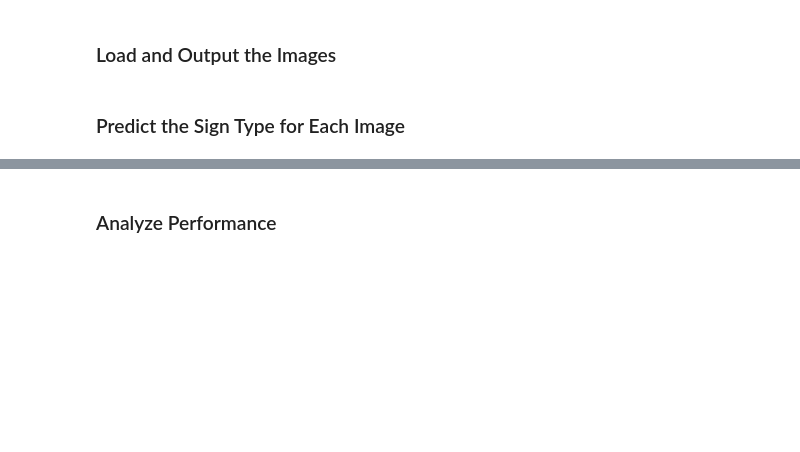
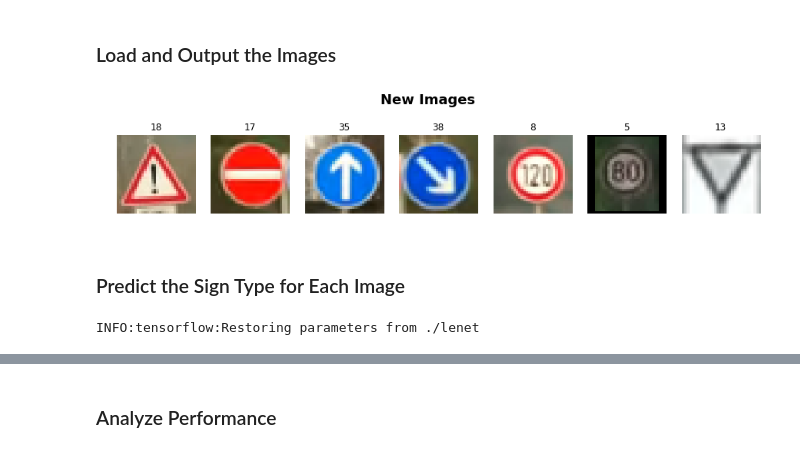
Before and after one commit to AntonioIsas/CarND-Traffic-Sign-Classifier-Project, a Jupyter notebook: Traffic_Sign_Classifier.ipynb, the cells around one changed output, grey strips where cells are left out. Cells and saved outputs as stored; diff of their text form; code cells hidden in the pictures; blank space fills up the shorter version.

```diff
--- a/Traffic_Sign_Classifier.ipynb
+++ b/Traffic_Sign_Classifier.ipynb
@@ -247,15 +258,21 @@ sets imply underfitting. A high accuracy on the training set but low accuracy on
 ### the accuracy on the test set should be calculated and reported as well.
 ### Feel free to use as many code cells as needed.
 
-x = tf.placeholder(tf.float32, (None, 32, 32, 3) )
+x = tf.placeholder(tf.float32, (None, 32, 32, 1) )
 y = tf.placeholder(tf.int32, (None))
+keep_prob = tf.placeholder(tf.float32)
 one_hot_y = tf.one_hot(y, 43)
 
 rate = 0.001
 
-logits = LeNet(x)
+logits, conv1, conv2 = LeNet(x, weights, biases, keep_prob)
 cross_entropy = tf.nn.softmax_cross_entropy_with_logits(labels=one_hot_y, logits=logits)
 loss_operation = tf.reduce_mean(cross_entropy)
+
+# Loss function with L2 Regularization with beta=0.01
+#regularizers = tf.nn.l2_loss(weights['wc1'])+tf.nn.l2_loss(weights['wc2'])+tf.nn.l2_loss(weights['wd1'])+tf.nn.l2_loss(weights['wd2'])+tf.nn.l2_loss(weights['out'])
+#loss_operation = tf.reduce_mean(loss_operation + beta * regularizers)
+
 optimizer = tf.train.AdamOptimizer(learning_rate = rate)
 training_operation = optimizer.minimize(loss_operation)
 # %%
@@ -269,7 +286,7 @@ def evaluate(X_data, y_data):
     sess = tf.get_default_session()
     for offset in range(0, num_examples, BATCH_SIZE):
         batch_x, batch_y = X_data[offset:offset+BATCH_SIZE], y_data[offset:offset+BATCH_SIZE]
-        accuracy = sess.run(accuracy_operation, feed_dict={x: batch_x, y: batch_y})
+        accuracy = sess.run(accuracy_operation, feed_dict={x: batch_x, y: batch_y, keep_prob:1.0})
         total_accuracy += (accuracy * len(batch_x))
     return total_accuracy / num_examples
 # %%
@@ -337,3 +357,36 @@ You may find `signnames.csv` useful as it contains mappings from the class id (i
+# %%
+### Load the images and plot them here.
+### Feel free to use as many code cells as needed.
+images_names = [
+    {'img':'18_General_caution.png', 'key':18},
+    {'img':'17_No_entry.png', 'key':17},
+    {'img':'35_Ahead_only.png', 'key':35},
+    {'img':'38_Keep_right.png', 'key':38},
+    {'img':'8_Speed_limit_120.png', 'key':8},
+    {'img':'5_Speed_limit_80.png', 'key':5},
+    {'img':'unknown.png', 'key':13}
+]
+length = len(images_names)
+
+images = []
+
+fig = plt.figure(figsize=(15, 15))
+fig.suptitle("New Images", fontsize=18, fontweight='bold', y=.6)
+
+for i in range( length ):
+    img = cv2.imread('data/img/' + images_names[i]['img'] )
+    img = cv2.cvtColor(img, cv2.COLOR_BGR2RGB)
+
+    images.append(img)
+
+    plt.subplot(1, length, i+1);
+    plt.imshow( img )
+    plt.title( images_names[i]['key'] )
+    plt.axis('off')
+
+images = np.array(images)
+# %% [output]
+[figure, added]
 # %% [markdown]
 ### Predict the Sign Type for Each Image
 # %%
@@ -342,0 +400,10 @@ You may find `signnames.csv` useful as it contains mappings from the class id (i
+# %%
+prediction = tf.argmax(tf.nn.softmax(logits), 1)
+pred = []
+with tf.Session() as sess:
+    # Load the weights and bias
+    saver.restore(sess, save_file)
+
+    pred = sess.run(prediction, feed_dict={x: dataSet, keep_prob:1})
+# %% [output]
+INFO:tensorflow:Restoring parameters from ./lenet
```
Also changed, not shown: parts of 18 cells of this notebook, 5 other files.
